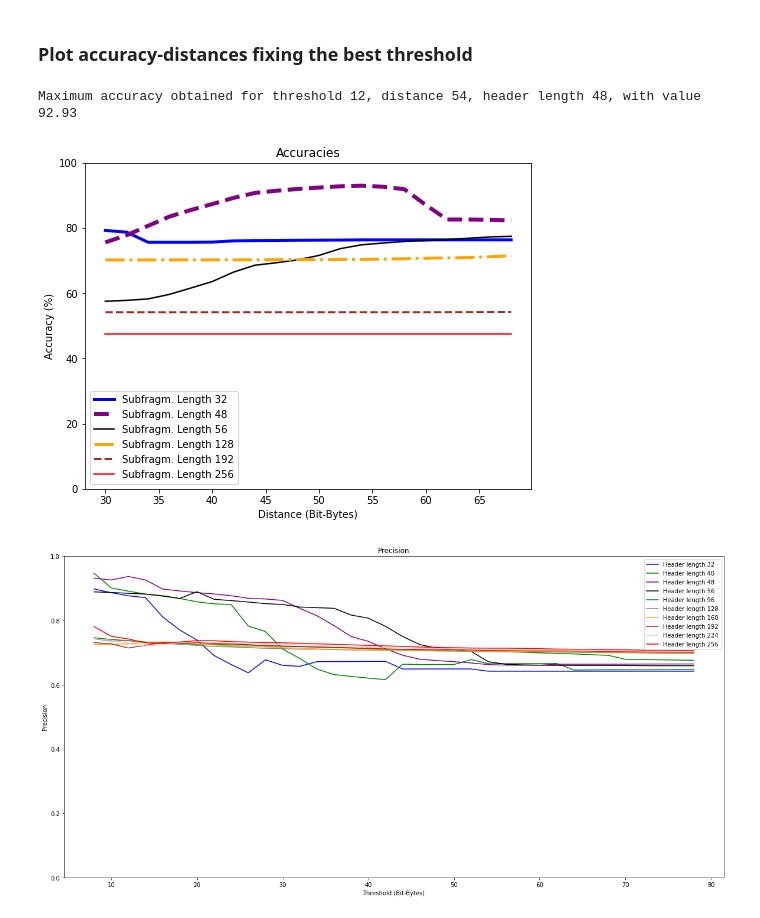
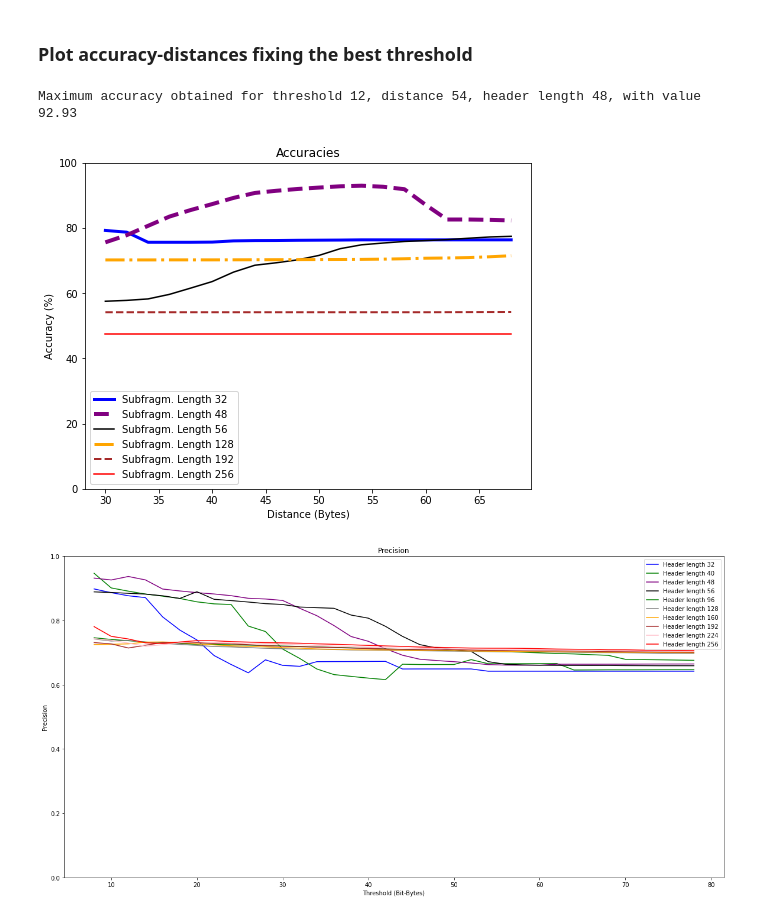
Before and after one commit to gomitolof/DAA-for-Ransomware-detection, a Jupyter notebook: models_mix/2F_mix.ipynb, the cells around one changed output. Drawn from its saved outputs; the diff is of its cells as text; code cells hidden in the pictures.

Commit message:
Fixed x axis on distance graph

```diff
--- a/models_mix/2F_mix.ipynb
+++ b/models_mix/2F_mix.ipynb
@@ -290,32 +290,32 @@ Maximum accuracy obtained for threshold 12, distance 54, header length 48, with
 # %%
 ind = np.unravel_index(np.argmax(acc_des, axis=None), acc_des.shape)
 t = ind[0]
 print("Maximum accuracy obtained for threshold %2d, distance %2d, header length %2d, with value %3.2f" % (thresholds[ind[0]], distances[ind[1]], 8*(ind[2]+1), acc_des[ind]))
 
 # Accuracy = (TP+TN)/(TP+TN+FP+FN)
 hl_dist = acc_des.transpose()
 
 # Plot of the accuracies obtained using different threshold and different header lengths
 plt.figure(figsize=(8,6))
 plt.title("Accuracies")
-plt.xlabel("Distance (Bit-Bytes)")
+plt.xlabel("Distance (Bytes)")
 plt.ylabel("Accuracy (%)")
 plt.plot(distances, hl_dist[3,:,t], color="blue",linewidth=3,linestyle='-', label="Subfragm. Length 32")
 #plt.plot(thresholds, hl_thresh[4][d], color="green", label="Length 40")
 plt.plot(distances, hl_dist[5,:,t], color="purple",linewidth=4,linestyle='--', label="Subfragm. Length 48")
 plt.plot(distances, hl_dist[6,:,t], color="black",linewidth=1.5,linestyle='-', label="Subfragm. Length 56")
 plt.plot(distances, hl_dist[15,:,t], color="orange",linewidth=3,linestyle='-.', label="Subfragm. Length 128")
 #plt.plot(thresholds, hl_thresh[19][d], color="orange", label="Fragm. length 160")
 plt.plot(distances, hl_dist[23,:,t], color="brown",linewidth=2,linestyle='--', label="Subfragm. Length 192")
 #plt.plot(thresholds, hl_thresh[27][d], color="pink", label="Fragm. length 224")
 plt.plot(distances, hl_dist[31,:,t], color="red",linewidth=1.5,linestyle='-', label="Subfragm. Length 256")
 plt.legend()
 plt.ylim([0, 100])
 plt.savefig('../Img/acc_2F_mix_dist.pdf')
 plt.show()
 # %% [output]
 Maximum accuracy obtained for threshold 12, distance 54, header length 48, with value 92.93
-[figure, old version]
+[figure, new version]
 # %%
 #Precision = TP/TP+FP
 
```
Also changed, not shown: 5 other files.
